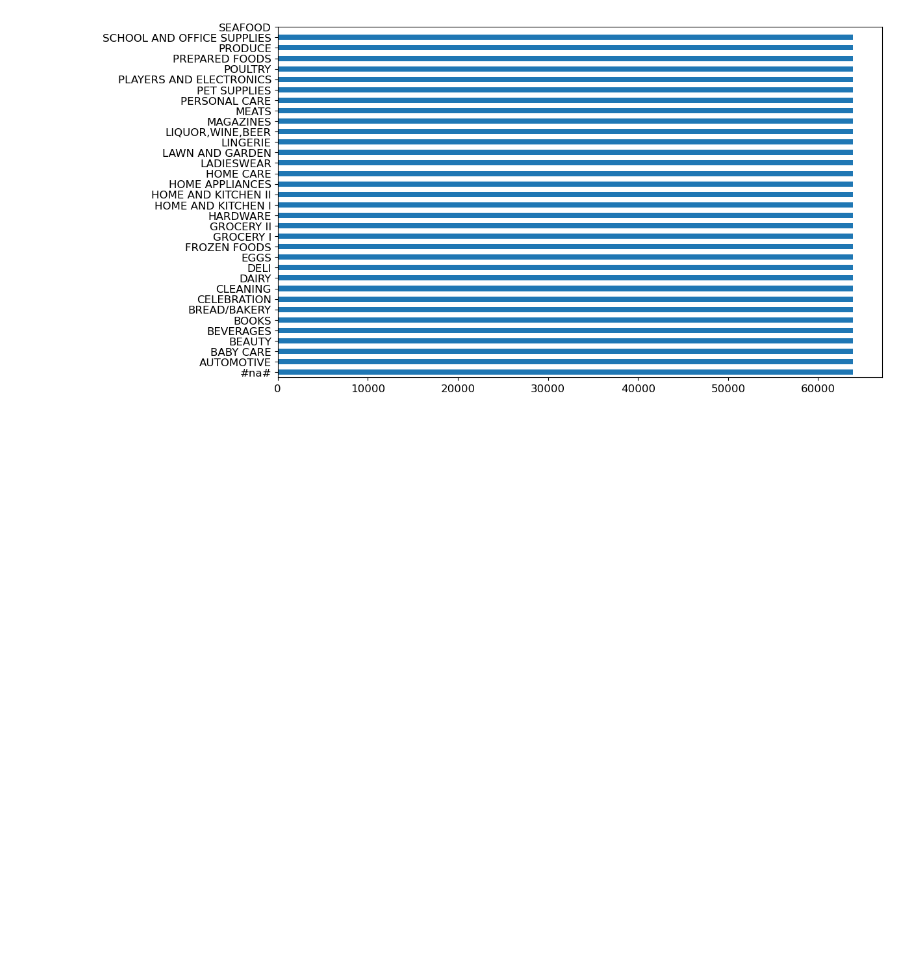
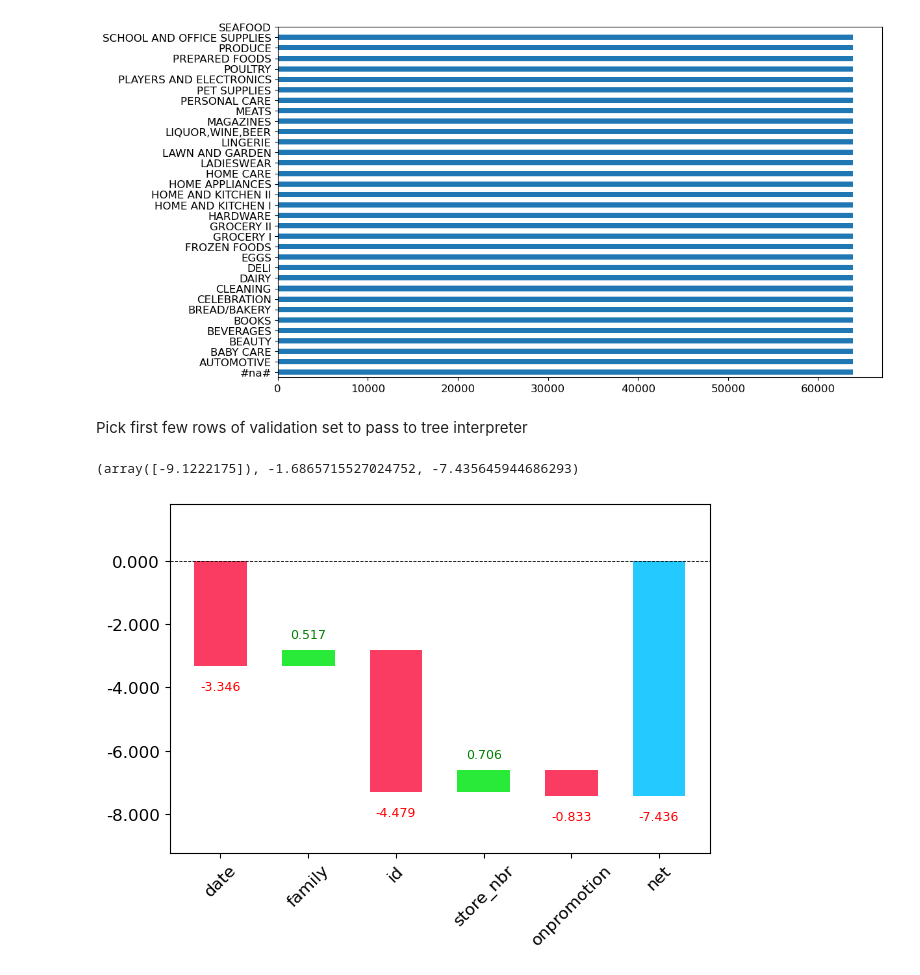
Before and after one commit to peterbull/store-sales-ml, a Jupyter notebook: store_sales.ipynb, the cells around one changed output. Saved outputs shown, nothing was run; the diff lists cells and outputs as text; code cells hidden in the pictures; blank space fills up the shorter version.

Commit message:
add waterfall chart of feature importance

```diff
--- a/store_sales.ipynb
+++ b/store_sales.ipynb
@@ -518,3 +521,17 @@ c = to.classes['family']
 plt.yticks(range(len(c)), c);
 # %% [output]
 [figure]
+# %% [markdown]
+Pick first few rows of validation set to pass to tree interpreter
+# %%
+row = xs.iloc[:5]
+# %%
+prediction, bias, contributions = ti.predict(m, row.values)
+# %%
+prediction[0], bias[0], contributions[0].sum()
+# %% [output]
+(array([-9.1222175]), -1.6865715527024752, -7.435645944686293)
+# %%
+waterfall_chart.plot(xs.columns, contributions[0], rotation_value=45, formatting='{:,.3f}');
+# %% [output]
+[figure, added]
```
Also changed, not shown: parts of 1 cell of this notebook.
